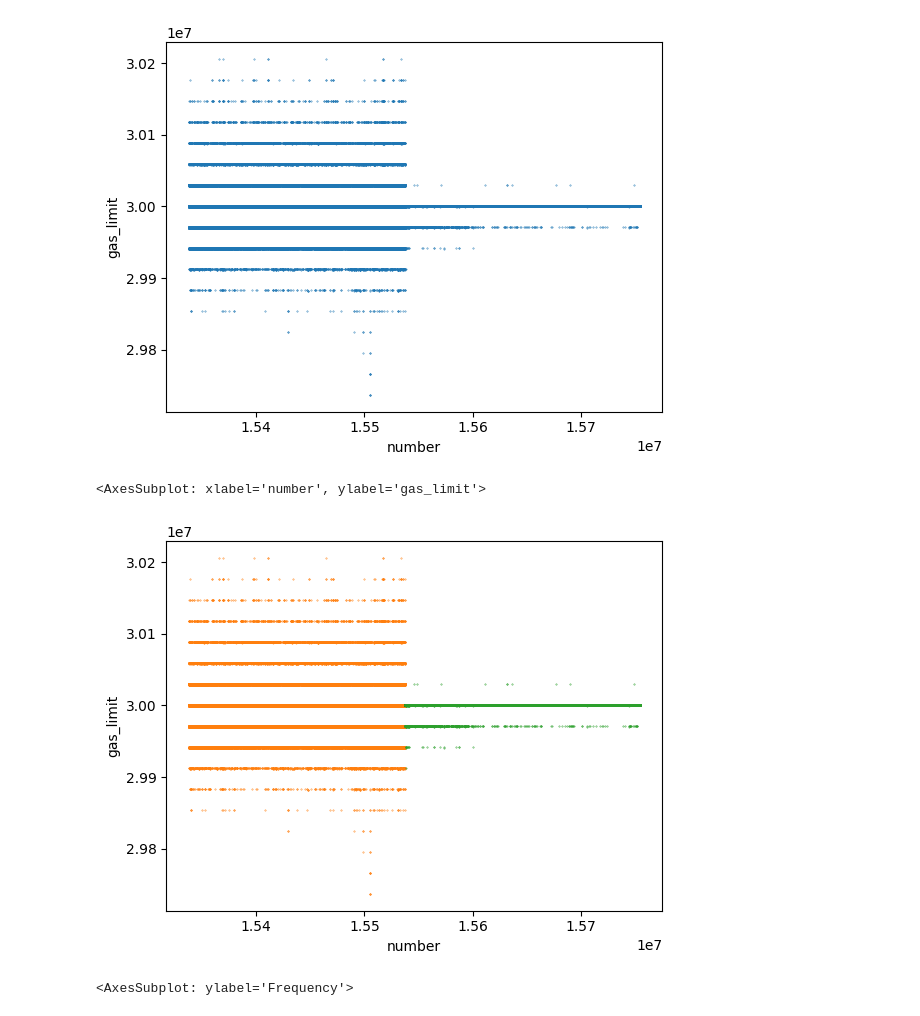
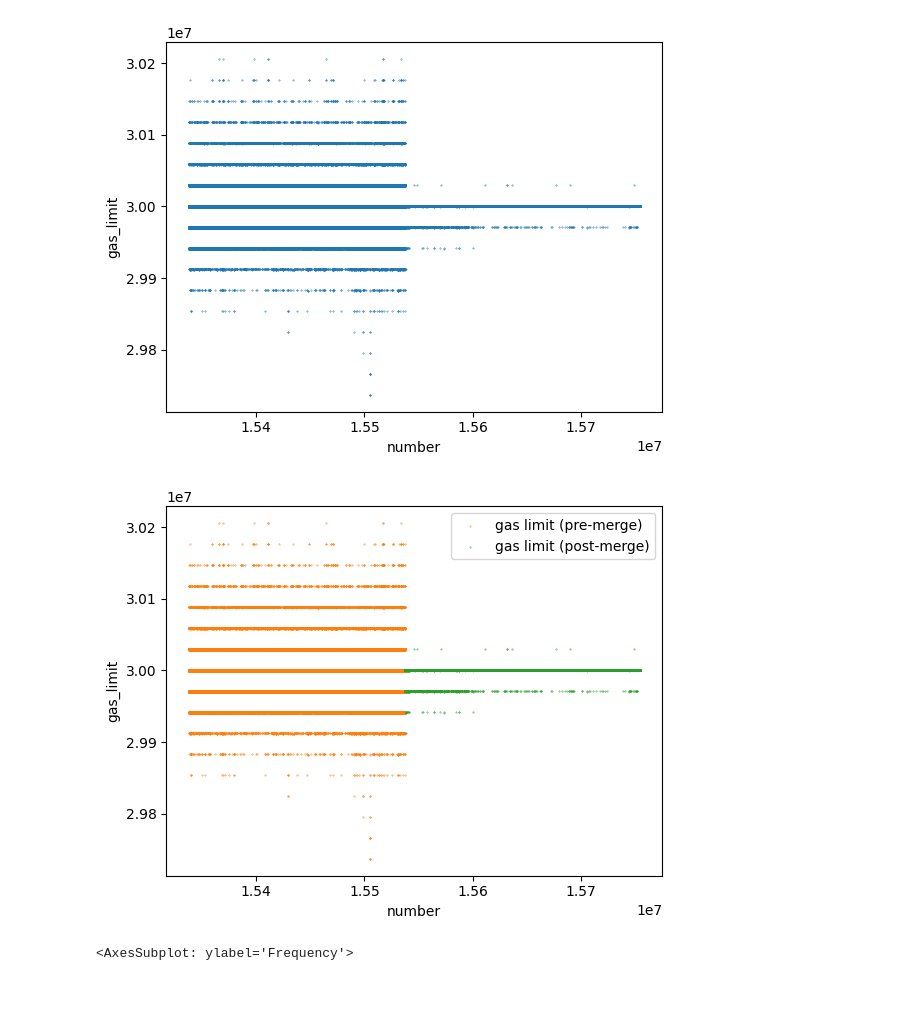
Before and after one commit to fmrmf/merge-challenge, a Jupyter notebook: notebook/blocks.ipynb, the cells around one changed output. Saved outputs shown, nothing was run; the diff lists cells and outputs as text; code cells hidden in the pictures.

Commit message:
clean up blocks nb, add more plots

```diff
--- a/notebook/blocks.ipynb
+++ b/notebook/blocks.ipynb
@@ -345,11 +249,13 @@ qb.plot(x='number', y='gas_limit', kind='scatter', s=0.1)
 [figure]
 # %%
 # plot gas limit with different colors for pre v.s. post merge to emphasize difference
-ax = qb[qb['number'] < merge_block_number].plot(x='number', y='gas_limit', kind='scatter', color='C1', s=0.1)
-qb[qb['number'] >= merge_block_number].plot(x='number', y='gas_limit', kind='scatter', color='C2', s=0.1, ax=ax)
+ax = qb[qb['number'] < merge_block_number].plot(x='number', y='gas_limit', kind='scatter', color='C1', s=0.1, label='gas limit (pre-merge)')
+qb[qb['number'] >= merge_block_number].plot(x='number', y='gas_limit', kind='scatter', color='C2', s=0.1, ax=ax, label='gas limit (post-merge)')
+
+fig = ax.get_figure()
+fig.savefig('./assets/blocks/gas_limit.png')
 # %% [output]
-<AxesSubplot: xlabel='number', ylabel='gas_limit'>
-[figure, old version]
+[figure, new version]
 # %%
 # to be sure plot histograms pre and post merge
 qb[qb['number'] < merge_block_number].plot(y='gas_limit', kind='hist', bins=100, label='gas limit (pre-merge)', color='C1', edgecolor='k')
```
Also changed, not shown: parts of 79 cells of this notebook, 16 other files.
